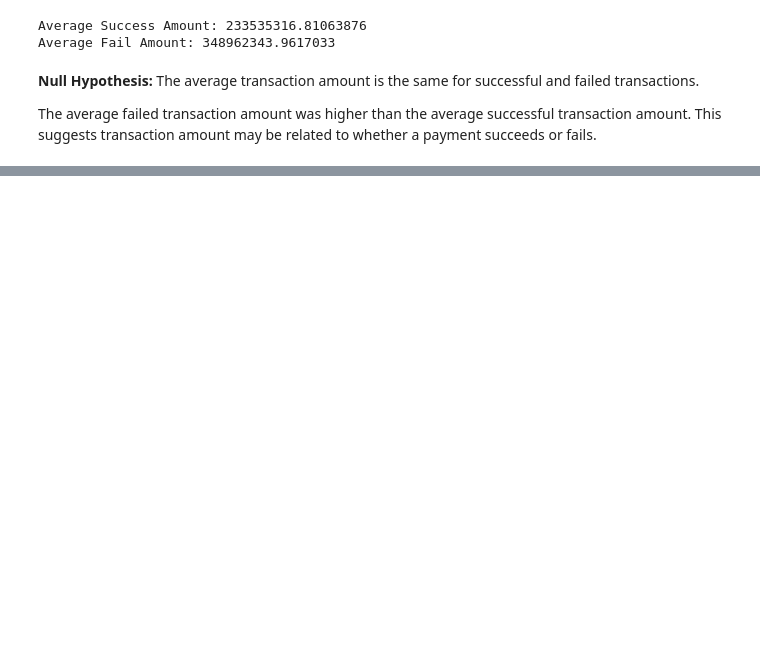
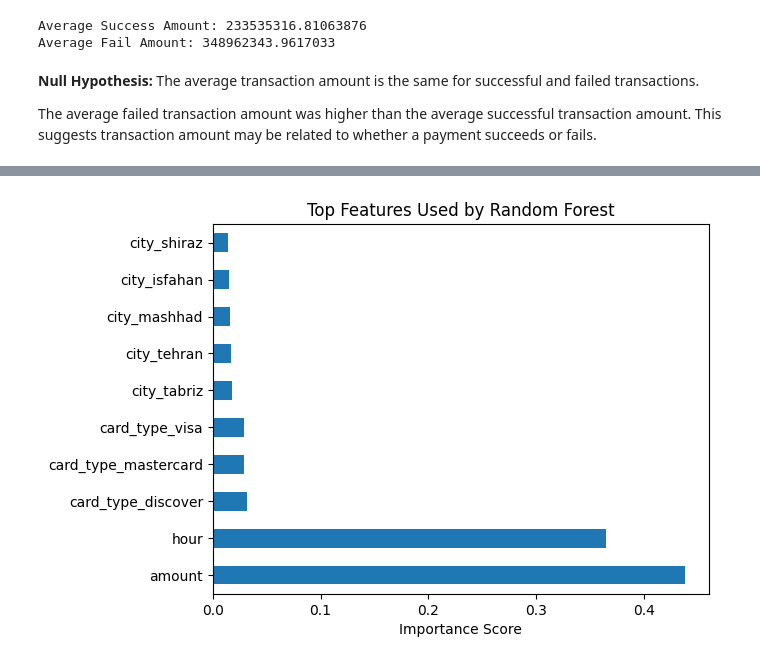
Before and after one commit to cataylor5/CSC405-Group-Project, a Jupyter notebook: notebooks/sharednotebook3.ipynb, the cells around one changed output, grey strips where cells are left out. Drawn from its saved outputs; the diff is of its cells as text; code cells hidden in the pictures; blank space fills up the shorter version.

Commit message:
Updated modeling section to align with project hypothesis

```diff
--- a/notebooks/sharednotebook3.ipynb
+++ b/notebooks/sharednotebook3.ipynb
@@ -239,0 +299,10 @@ Overall, this project demonstrates how data science can be used to clean messy d
+# %%
+importance = pd.Series(rf_model.feature_importances_, index=X.columns)
+top_features = importance.sort_values(ascending=False).head(10)
+
+top_features.plot(kind="barh")
+plt.title("Top Features Used by Random Forest")
+plt.xlabel("Importance Score")
+plt.show()
+# %% [output]
+[figure, added]
```
Also changed, not shown: parts of 31 cells of this notebook.
